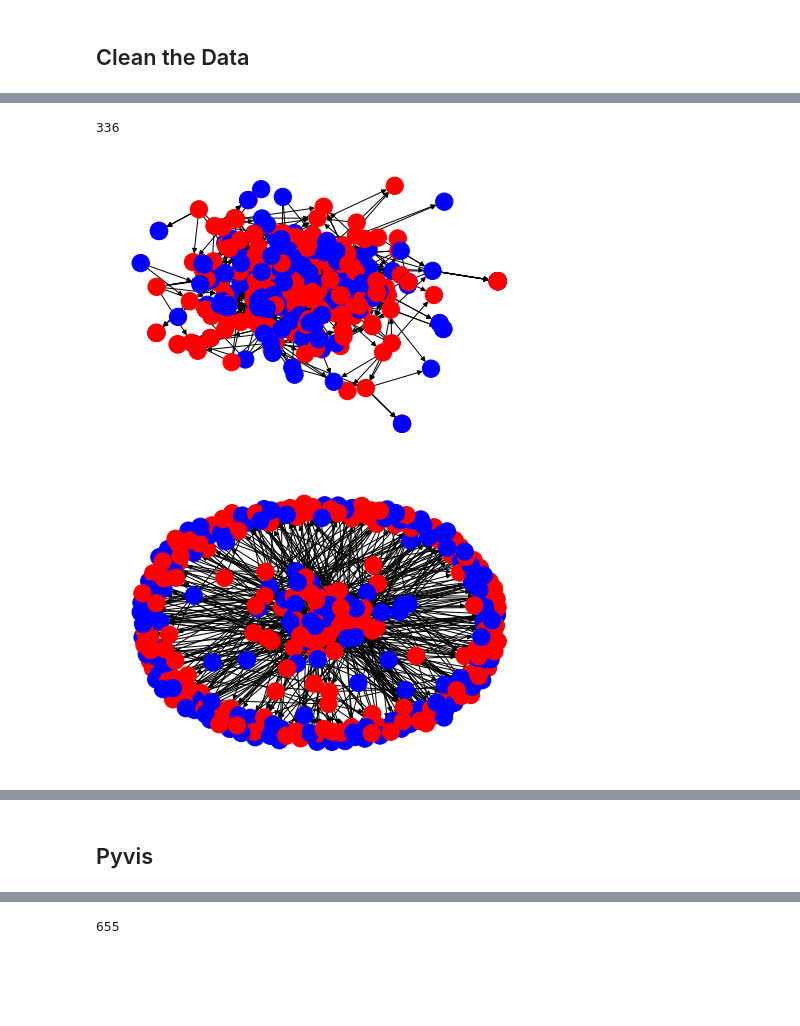
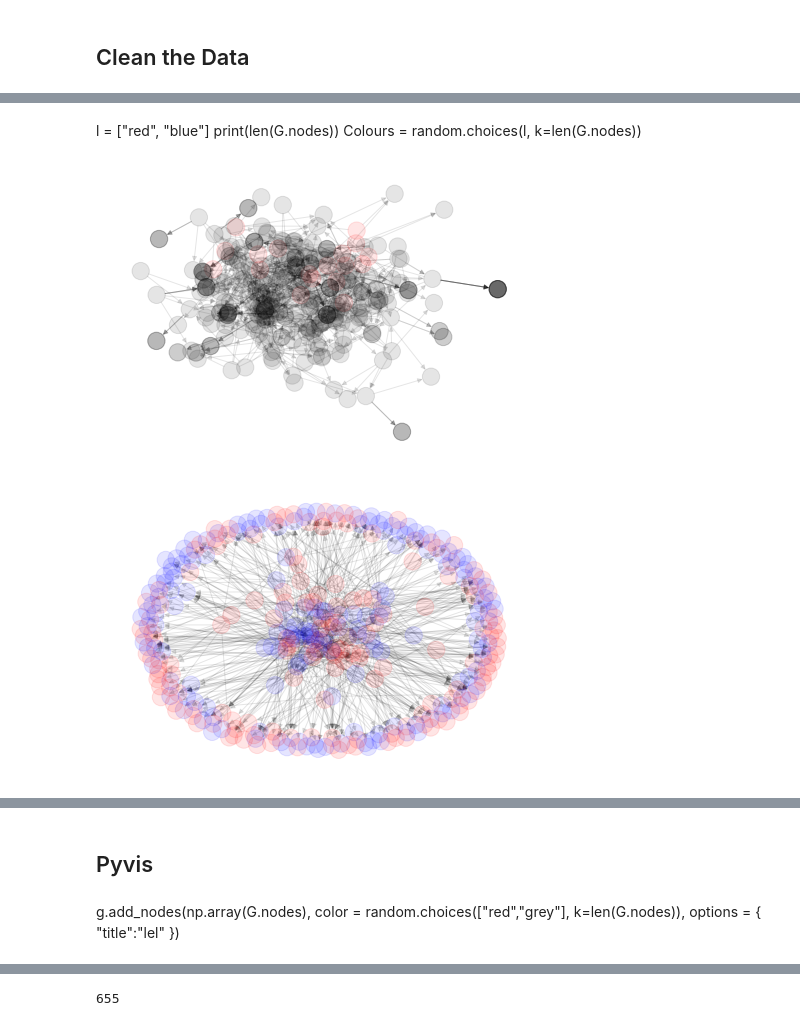
Before and after one commit to TobiasW1891/Networks, a Jupyter notebook: Ligen 2019.ipynb, the cells around one changed output, grey strips where cells are left out. Saved outputs shown, nothing was run; the diff lists cells and outputs as text; code cells hidden in the pictures; blank space fills up the shorter version.

```diff
--- a/Ligen 2019.ipynb
+++ b/Ligen 2019.ipynb
@@ -80,21 +74,30 @@ G = nx.from_pandas_edgelist(DF19,
                             edge_attr=["fee_cleaned"],#, "colour"],
                             create_using=networkx.DiGraph()
                            )
-# %%
-
-l = ["red", "blue"]
-print(len(G.nodes))
-Colours = random.choices(l, k=len(G.nodes))
-# %% [output]
-336
+# %%
+# Teams of individual leagues 19/20
+BL19_teams = list(set(BuLi19["club_name"])) # Bundesliga
+BL19List = pd.Series(BL19_teams)
+# %% [markdown]
+
+l = ["red", "blue"]
+print(len(G.nodes))
+Colours = random.choices(l, k=len(G.nodes))
+# %%
+Colours = ["none"]*len(G.nodes)
+j = 0
+for i in G.nodes:
+    if np.sum(BL19List.isin([i])) > 0: # if Bundesliga-Team
+        Colours[j] = "red"
+    j = j+1
 # %%
-networkx.draw_kamada_kawai(G,node_color = Colours, with_labels=False)
+networkx.draw_kamada_kawai(G,node_color = Colours, with_labels=False, alpha=0.1)
 # %% [output]
-[figure, old version]
+[figure, new version]
 # %%
-networkx.draw_spring(G,node_color = Colours, with_labels=False)
+networkx.draw_spring(G,node_color = Colours, with_labels=False, alpha = 0.1)
 # %% [output]
-[figure, old version]
+[figure, new version]
 # %%
 net = Network(notebook=True)
 net.from_nx(G)
@@ -110,0 +112,6 @@ g.add_nodes(np.array(G.nodes), color = random.choices(["red","grey"], k=len(G.no
+# %% [markdown]
+g.add_nodes(np.array(G.nodes),
+            color = random.choices(["red","grey"], k=len(G.nodes)),
+            options = {
+                "title":"lel"
+            })
```
Also changed, not shown: parts of 10 cells of this notebook.
